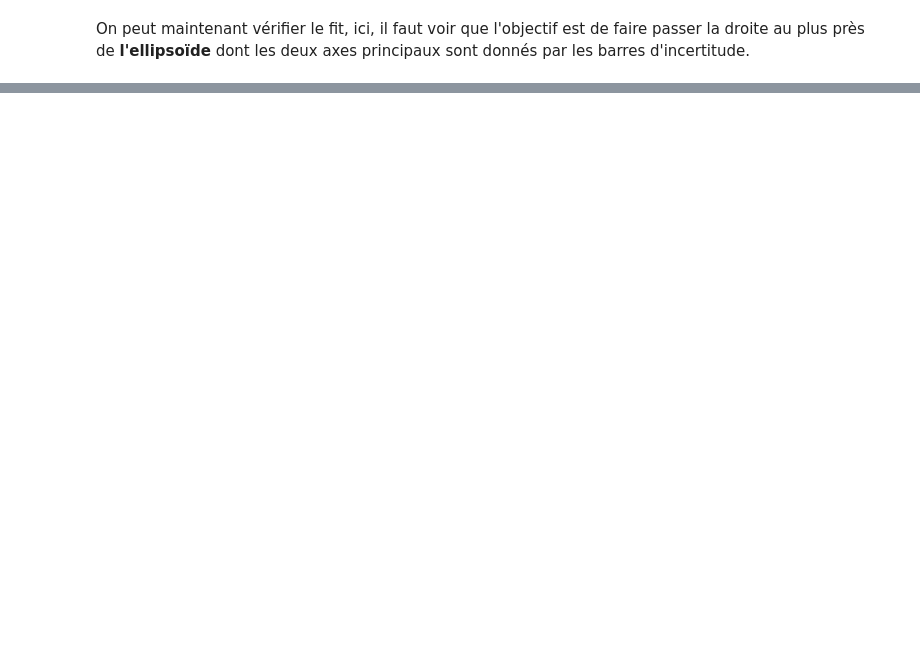
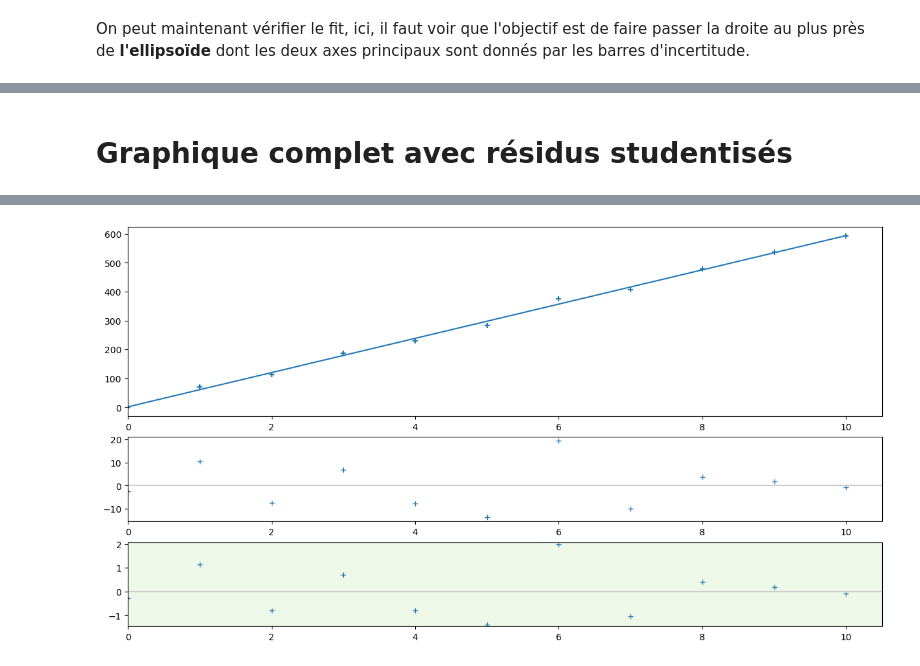
Before and after one commit to MartinVerot/IncertitudeMonteCarlo, a Jupyter notebook: exemple-6-1-reg-lineaire.ipynb, the cells around one changed output, grey strips where cells are left out. Cells and saved outputs as stored; diff of their text form; code cells hidden in the pictures; blank space fills up the shorter version.

Commit message:
ajout des residus-studentisés

```diff
--- a/exemple-6-1-reg-lineaire.ipynb
+++ b/exemple-6-1-reg-lineaire.ipynb
@@ -334,0 +315,78 @@ ax3.hlines(0,np.min(y_i),np.max(y_i))
+# %% [markdown]
+# Graphique complet avec résidus studentisés
+# %%
+import matplotlib
+import matplotlib.pyplot as plt
+import scipy
+import scipy.stats as stats
+import numpy as np
+import packaging
+
+if __name__ == "__main__":
+    # Création de points
+    sampling = 11
+    rng = np.random.default_rng()
+    us = rng.normal(loc=0, scale=10, size=sampling)
+    a, b = rng.uniform(0, 100, size=2)
+    xs = np.linspace(0, 10, sampling)
+    ys = a * xs + us
+
+    # tracé des points correspondants
+    fig = plt.figure(figsize=(15, 8))
+    gs = fig.add_gridspec(4, 1, hspace=0.25)
+    ax1 = fig.add_subplot(gs[0:2, 0])
+    # points bruts
+    ax1.scatter(xs, ys, marker="+")
+
+    # Utilisation de polyfit et polyval pour faire la régression linéaire
+    coeffs, cov = np.polyfit(xs, ys, deg=1, cov=True)
+    a_mod, b_mod = coeffs
+    #Calcul des valeurs obtenues avec le modèle
+    y_mod = np.polyval(coeffs, xs)
+    print("a: {:.4e} b:{:.4e}".format(a_mod, b_mod))
+    print("Matrice de covariance")
+    print(cov)
+    print(
+        "a : {} u_a {}\nb : {} u_b {}\ncov(a,b) : {}".format(
+            a_mod, np.sqrt(cov[0, 0]), b_mod, np.sqrt(cov[1, 1]), cov[0,1]
+        )
+    )
+    #Calcul des résidus
+    residus = ys - y_mod
+    #Calcul des résidus studentisés
+
+    fullfit = np.polyfit(xs, ys, deg=1, full=True)
+    #print(fullfit)
+    #chi^2
+    chi2 = fullfit[1][0]
+    #u_y_i estimés
+    u_ys = np.sqrt(1/(xs.size-fullfit[2]) * chi2)
+    #Calcul de la fonction de levier via la matrice chapeau
+    #création de la "design matrix"
+    X = np.vstack((np.ones_like(xs),xs)).T
+    #Calcul de la fonction de levier
+    leverage = (X * np.linalg.pinv(X).T).sum(-1)
+    #Calcul des résidus studentisés
+    residusStudentises = residus / (u_ys*np.sqrt(1-leverage))
+
+    # tracé de la modélisation
+    ax1.plot(xs, y_mod)
+
+    ax2 = fig.add_subplot(gs[2, 0])
+    ax3 = fig.add_subplot(gs[3, 0])
+    # tracé des résidus
+    ax2.plot(xs, residus, marker="+", ls="")
+    # tracé des résidus studentisés
+    ax3.plot(xs, residusStudentises, marker="+", ls="")
+
+    ax1.set_xlim(1.05 * np.min(xs), 1.05 * np.max(xs))
+
+    ax2.hlines(0, 1.05 * np.min(xs),1.05*np.max(xs), color="#cccccc")
+    ax2.set_xlim(1.05 * np.min(xs), 1.05 * np.max(xs))
+
+    ax3.hlines(0, 1.05 * np.min(xs),1.05*np.max(xs), color="#cccccc")
+    ax3.set_xlim(1.05 * np.min(xs), 1.05 * np.max(xs))
+    ax3.set_ylim(1.05 * np.min(residusStudentises), 1.05 * np.max(residusStudentises))
+    ax3.fill_between([1.05 * np.min(xs), 1.05 * np.max(xs)],-3,3, color='#addd8e',alpha=0.2)
+    plt.show()
+# %% [output]
@@ -334,0 +400 @@ ax3.hlines(0,np.min(y_i),np.max(y_i))
+[figure, added]
```
Also changed, not shown: parts of 18 cells of this notebook.
